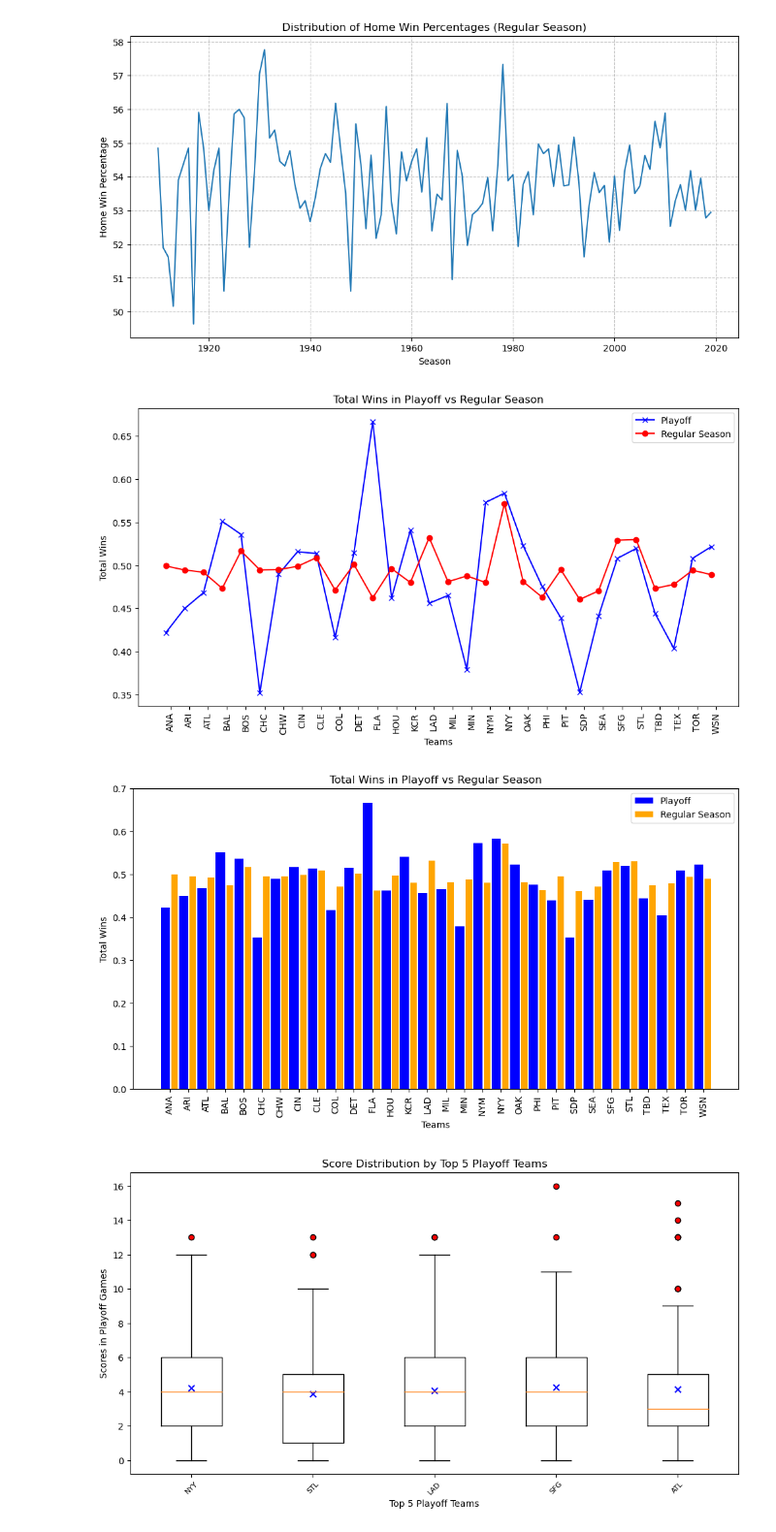
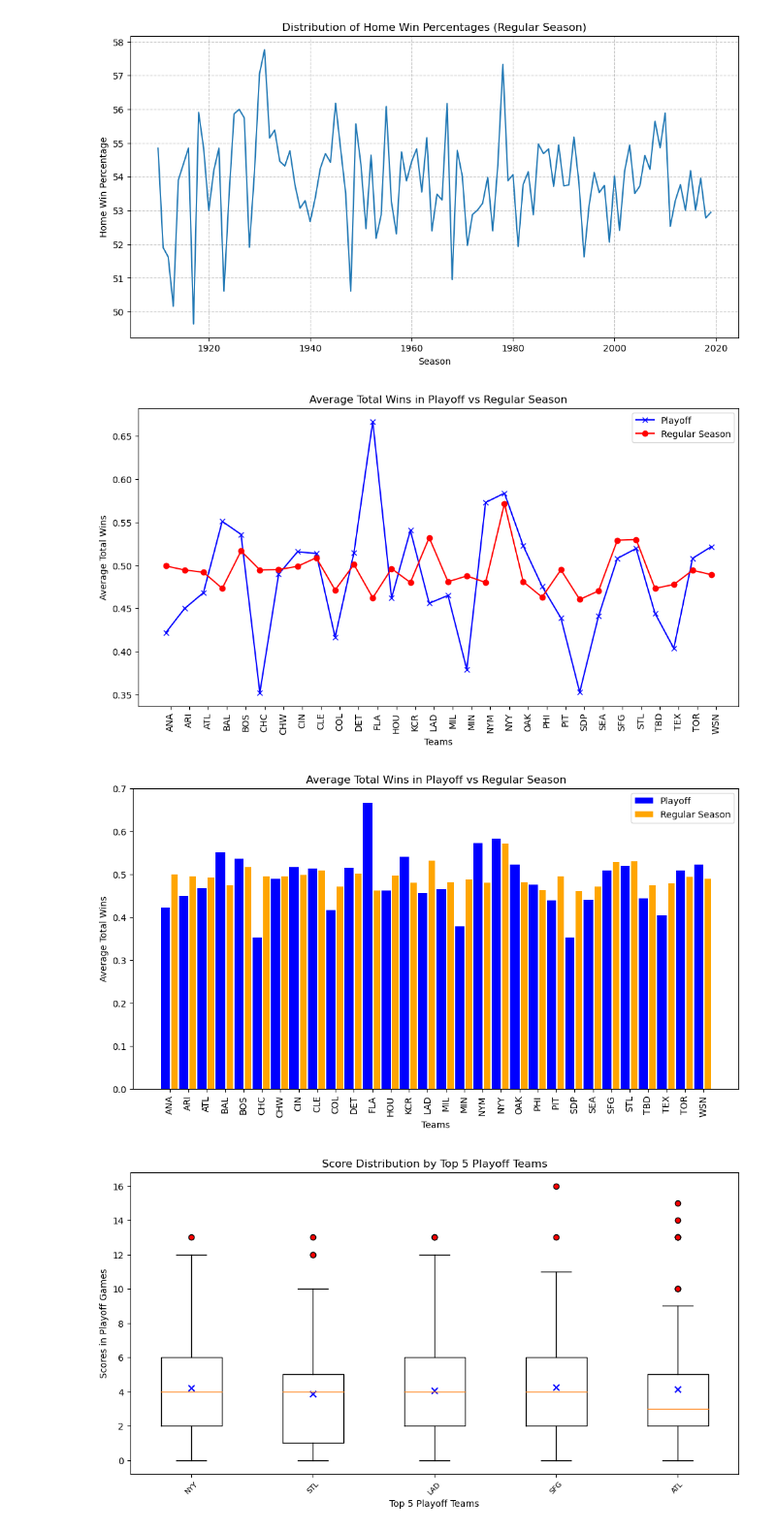
Before and after one commit to johnnycapra/Project_1, a Jupyter notebook: MLB_Analysis.ipynb, the cells around one changed output. Shown at 97% size. Cells and saved outputs as stored; diff of their text form; code cells hidden in the pictures.

```diff
--- a/MLB_Analysis.ipynb
+++ b/MLB_Analysis.ipynb
@@ -236,39 +339,39 @@ teams = sorted(set(playoff_total_wins.index) | set(regular_total_wins.index))
 
 playoff_wins_count_avg = [playoff_wins_avg.get(team) for team in teams]
 regular_wins_count_avg = [regular_wins_avg.get(team) for team in teams]
 
 # Plot line graph
 
 plt.plot(teams, playoff_wins_count_avg, marker='x', label='Playoff', color='blue')
 plt.plot(teams, regular_wins_count_avg, marker='o', label='Regular Season', color='red')
 
 plt.xlabel('Teams')
-plt.ylabel('Total Wins')
-plt.title('Total Wins in Playoff vs Regular Season')
+plt.ylabel('Average Total Wins')
+plt.title('Average Total Wins in Playoff vs Regular Season')
 plt.xticks([i + 0.5 / 2 for i in range(len(teams))], teams, rotation=90)
 plt.legend(loc='best')
 plt.savefig('output_data/wins_playoff_vs_reg_line.png')
 plt.show()
 
 # Create bar graph using length of sorted teams list
 plt.figure(figsize=(12, 6))
 
 plt.bar(range(len(teams)), playoff_wins_count_avg, width=0.5, label='Playoff', color='blue')
 
 # Plot regular bar by looping through teams and pushing bar to right of playoff bar
 
 plt.bar([i + 0.5 for i in range(len(teams))], regular_wins_count_avg, width=bar_width, label='Regular Season', color='orange')
 
 plt.xlabel('Teams')
-plt.ylabel('Total Wins')
-plt.title('Total Wins in Playoff vs Regular Season')
+plt.ylabel('Average Total Wins')
+plt.title('Average Total Wins in Playoff vs Regular Season')
 plt.xticks([i + 0.5 / 2 for i in range(len(teams))], teams, rotation=90)
 plt.legend(loc='best')
 plt.savefig('output_data/wins_playoff_vs_reg_bar.png')
 plt.show()
 # %% [output]
-[figure, old version]
+[figure, new version]
-[figure, old version]
+[figure, new version]
 # %%
 playoff_summary = playoff_df.groupby('team1')['score1'].agg(['mean', 'median', 'var', 'std', 'sem'])
 
```
Also changed, not shown: parts of 6 cells of this notebook, 6 other files.
